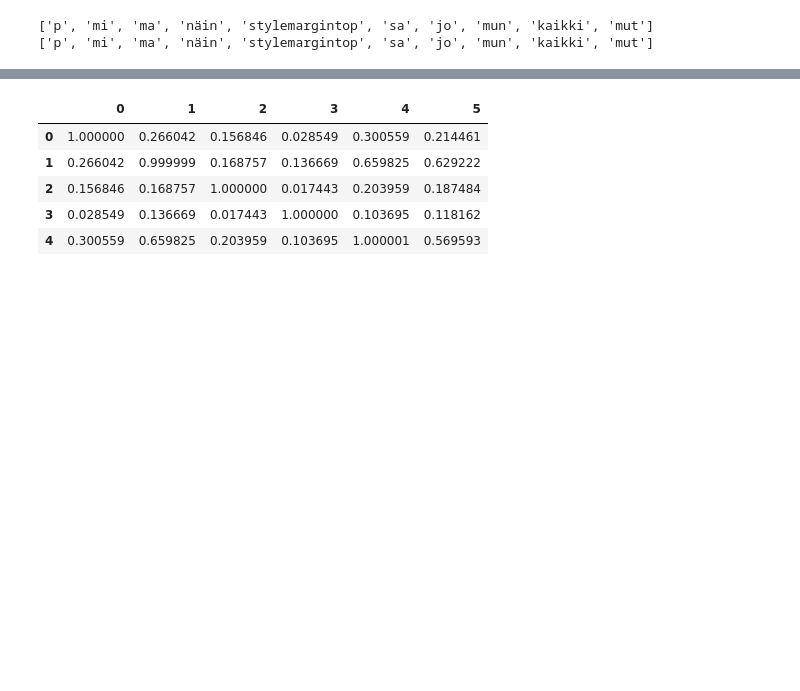
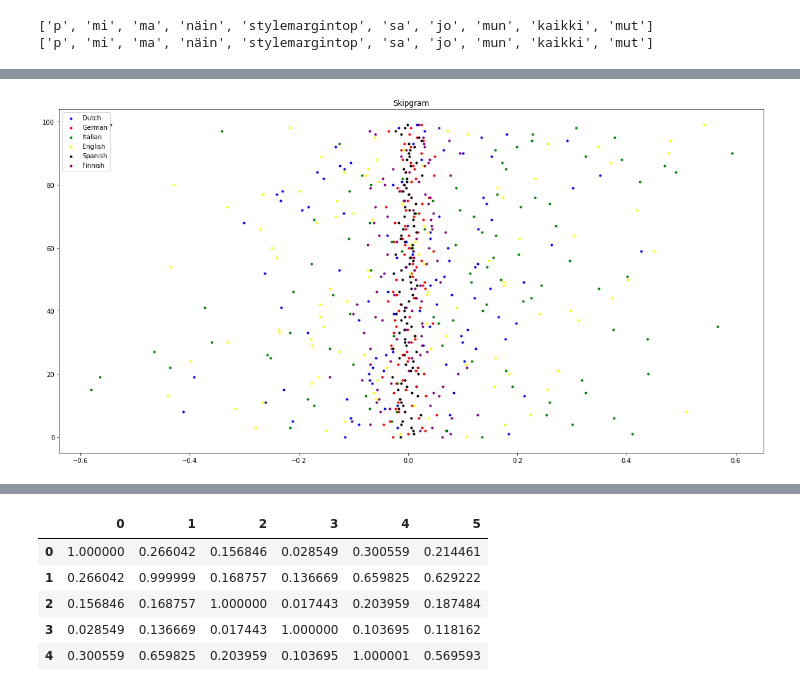
Before and after one commit to arif-cakir/GraduationProject, a Jupyter notebook: GradProject.ipynb, the cells around one changed output, grey strips where cells are left out. Drawn from its saved outputs; the diff is of its cells as text; code cells hidden in the pictures; blank space fills up the shorter version.

```diff
--- a/GradProject.ipynb
+++ b/GradProject.ipynb
@@ -164,3 +174,16 @@ flat_cbow_names = 'flat_cbow_'+pd.Series(names)
+# %%
+plt.figure(figsize=(20,10))
+plt.title('Skipgram')
+plot(flat_skipgram_Dutch, color = 'blue')
+plot(flat_skipgram_German, color = 'red')
+plot(flat_skipgram_Italian, color = 'green')
+plot(flat_skipgram_English, color = 'yellow')
+plot(flat_skipgram_Spanish, color = 'black')
+plot(flat_skipgram_Finnish, color = 'purple')
+plt.legend(names)
+plt.show()
+# %% [output]
+[figure, added]
 # %%
 from sklearn.metrics.pairwise import cosine_similarity
 for_sim = pd.DataFrame([flat_skipgram_Dutch, flat_skipgram_German, flat_skipgram_Italian, flat_skipgram_English, flat_skipgram_Spanish, flat_skipgram_Finnish][:100])
```
Also changed, not shown: parts of 8 cells of this notebook.
